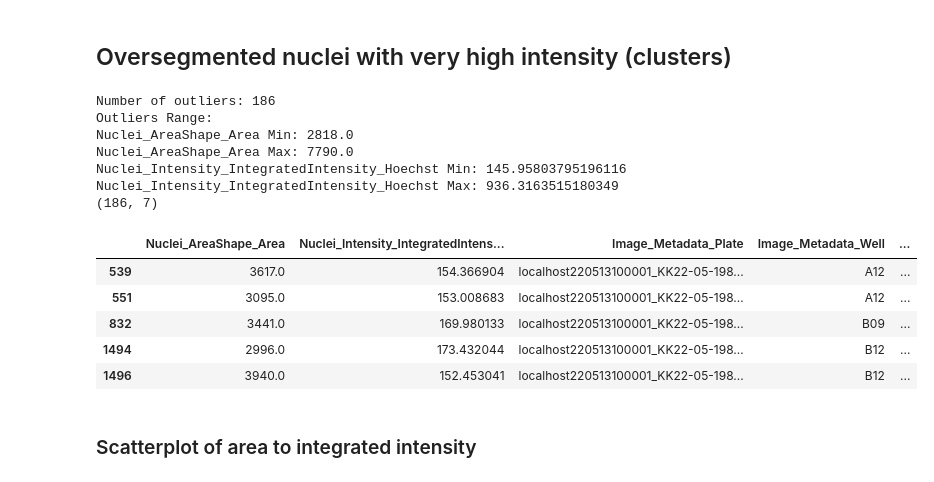
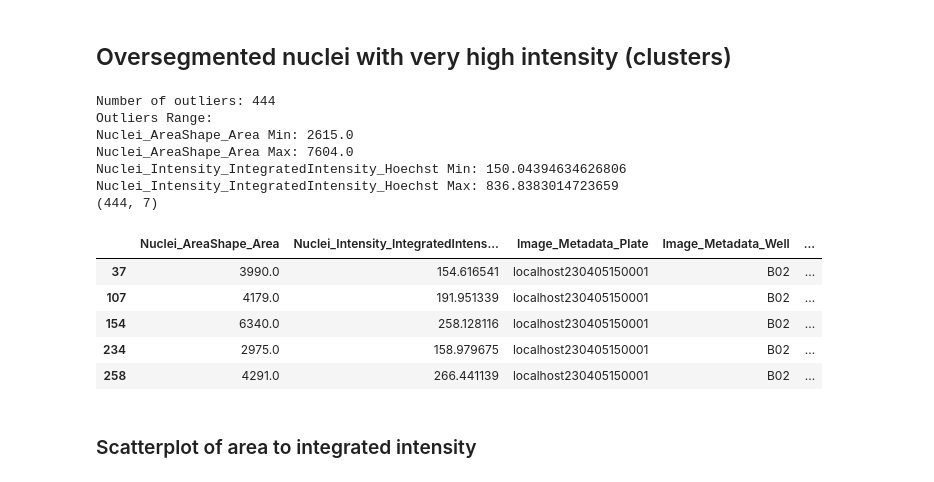
Before and after one commit to WayScience/cellpainting_predicts_cardiac_fibrosis, a Jupyter notebook: 3.process_cfret_features/1.sc_quality_control.ipynb, the cells around one changed output. Cells and saved outputs as stored; diff of their text form; code cells hidden in the pictures.

```diff
--- a/3.process_cfret_features/1.sc_quality_control.ipynb
+++ b/3.process_cfret_features/1.sc_quality_control.ipynb
@@ -56,14 +56,14 @@ metadata_columns = [
 ## Load in plate to perform QC on
 # %%
 # Set plate as variable to load in
-plate = "localhost220513100001_KK22-05-198_FactinAdjusted"
+plate = "localhost230405150001"
 
 # Load in converted plate data
 plate_df = pd.read_parquet(f"{data_dir}/{plate}_converted.parquet")
 
 # Add plate values if plate_4 is loaded in as it is absent due to error
-if plate == 'localhost231120090001':
-    plate_df['Image_Metadata_Plate'] = 'localhost231120090001'
+if plate == "localhost231120090001":
+    plate_df["Image_Metadata_Plate"] = "localhost231120090001"
 
 print(plate_df.shape)
 plate_df.head()
@@ -81,35 +81,35 @@ plate_df.head()
 # %%
 # Set outlier threshold that maximizes removing most technical outliers and minimizes good cells
 outlier_threshold = 2
 
 # find large nuclei and high intensity
 feature_thresholds = {
     "Nuclei_AreaShape_Area": outlier_threshold,
     "Nuclei_Intensity_IntegratedIntensity_Hoechst": outlier_threshold,
 }
 
 large_nuclei_high_int_outliers = find_outliers(
     df=plate_df,
     metadata_columns=metadata_columns,
-    feature_thresholds=feature_thresholds
+    feature_thresholds=feature_thresholds,
 )
 
 print(large_nuclei_high_int_outliers.shape)
 large_nuclei_high_int_outliers.head()
 # %% [output]
-Number of outliers: 186
+Number of outliers: 444
 Outliers Range:
-Nuclei_AreaShape_Area Min: 2818.0
-Nuclei_AreaShape_Area Max: 7790.0
-Nuclei_Intensity_IntegratedIntensity_Hoechst Min: 145.95803795196116
-Nuclei_Intensity_IntegratedIntensity_Hoechst Max: 936.3163515180349
-(186, 7)
+Nuclei_AreaShape_Area Min: 2615.0
+Nuclei_AreaShape_Area Max: 7604.0
+Nuclei_Intensity_IntegratedIntensity_Hoechst Min: 150.04394634626806
+Nuclei_Intensity_IntegratedIntensity_Hoechst Max: 836.8383014723659
+(444, 7)
 |  | Nuclei_AreaShape_Area | Nuclei_Intensity_IntegratedIntens... | Image_Metadata_Plate | Image_Metadata_Well | ... |
-| 539 | 3617.0 | 154.366904 | localhost220513100001_KK22-05-198... | A12 | ... |
-| 551 | 3095.0 | 153.008683 | localhost220513100001_KK22-05-198... | A12 | ... |
-| 832 | 3441.0 | 169.980133 | localhost220513100001_KK22-05-198... | B09 | ... |
-| 1494 | 2996.0 | 173.432044 | localhost220513100001_KK22-05-198... | B12 | ... |
-| 1496 | 3940.0 | 152.453041 | localhost220513100001_KK22-05-198... | B12 | ... |
+| 37 | 3990.0 | 154.616541 | localhost230405150001 | B02 | ... |
+| 107 | 4179.0 | 191.951339 | localhost230405150001 | B02 | ... |
+| 154 | 6340.0 | 258.128116 | localhost230405150001 | B02 | ... |
+| 234 | 2975.0 | 158.979675 | localhost230405150001 | B02 | ... |
+| 258 | 4291.0 | 266.441139 | localhost230405150001 | B02 | ... |
 # %% [markdown]
 ### Scatterplot of area to integrated intensity
 # %%
```
Also changed, not shown: parts of 7 cells of this notebook, 16 other files.
